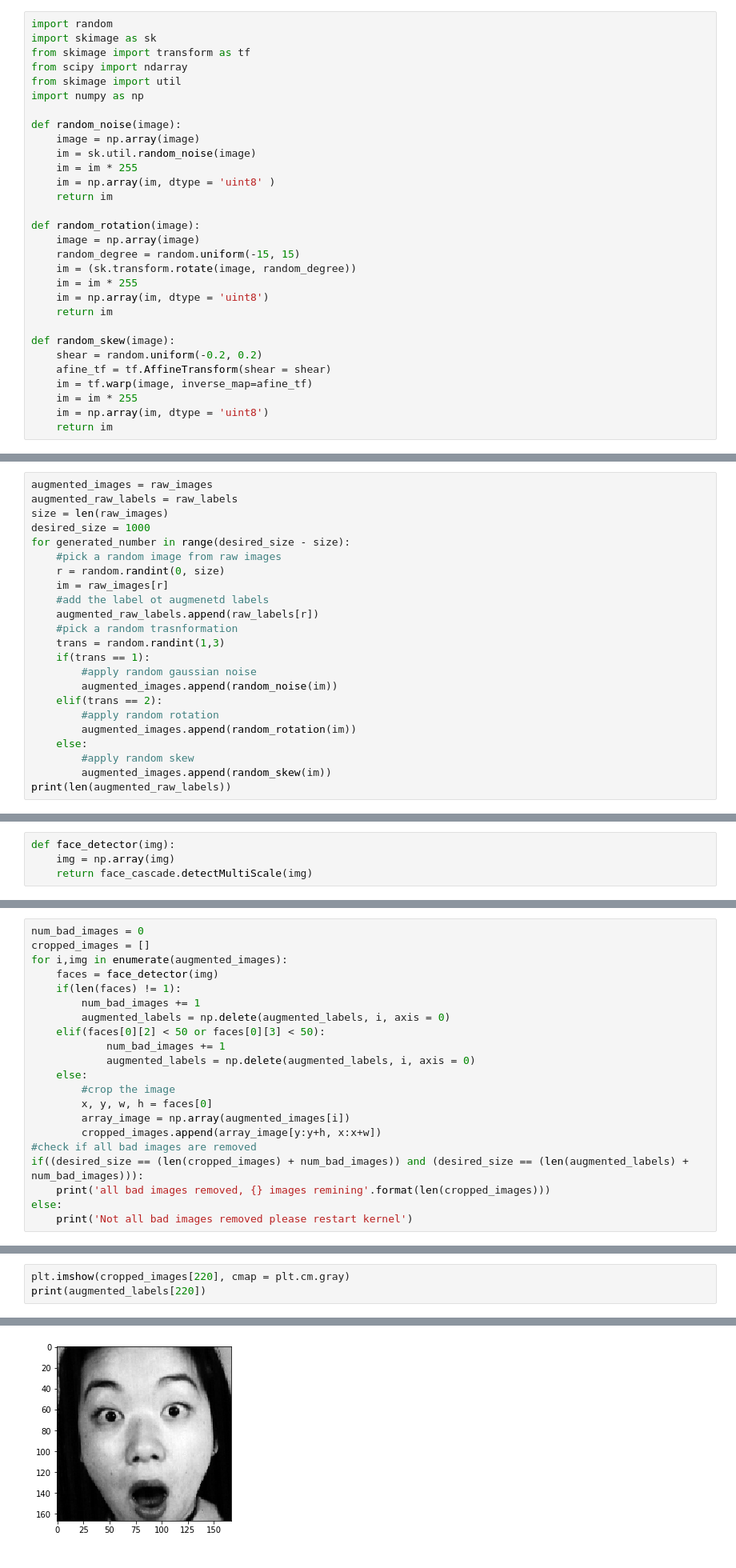
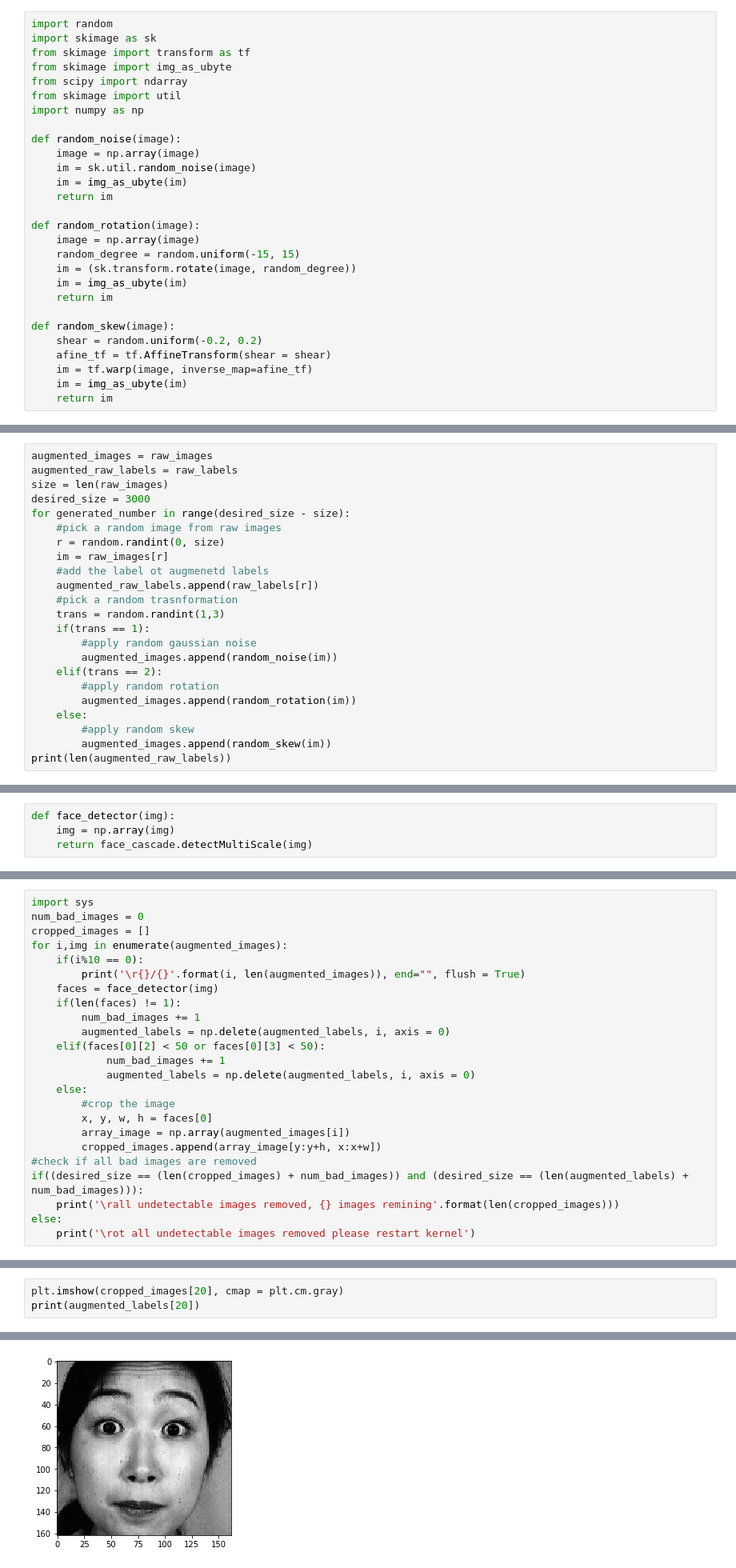
Before and after one commit to peterRaafat/machine-learning, a Jupyter notebook: Udacity- Machine learning nanodegree/Facial expressions/Project/facial expressions.ipynb, the cells around one changed output, grey strips where cells are left out. Shown at 80% size. Drawn from its saved outputs; the diff is of its cells as text.

```diff
--- a/Udacity- Machine learning nanodegree/Facial expressions/Project/facial expressions.ipynb
+++ b/Udacity- Machine learning nanodegree/Facial expressions/Project/facial expressions.ipynb
@@ -38,6 +38,7 @@ Add random gaussian noise, random rotation and random skewness to the images. Tr
 import random
 import skimage as sk
 from skimage import transform as tf
+from skimage import img_as_ubyte
 from scipy import ndarray
 from skimage import util
 import numpy as np
@@ -45,24 +46,21 @@ import numpy as np
 def random_noise(image):
     image = np.array(image)
     im = sk.util.random_noise(image)
-    im = im * 255
-    im = np.array(im, dtype = 'uint8' )
+    im = img_as_ubyte(im)
     return im
 
 def random_rotation(image):
     image = np.array(image)
     random_degree = random.uniform(-15, 15)
     im = (sk.transform.rotate(image, random_degree))
-    im = im * 255
-    im = np.array(im, dtype = 'uint8')
+    im = img_as_ubyte(im)
     return im
 
 def random_skew(image):
     shear = random.uniform(-0.2, 0.2)
     afine_tf = tf.AffineTransform(shear = shear)
     im = tf.warp(image, inverse_map=afine_tf)
-    im = im * 255
-    im = np.array(im, dtype = 'uint8')
+    im = img_as_ubyte(im)
     return im
 # %%
 plt.figure(1, figsize=(15, 15))
@@ -81,7 +79,7 @@ Apply the transformation functions to the dataset to obtain a dataset of 1000 im
 augmented_images = raw_images
 augmented_raw_labels = raw_labels
 size = len(raw_images)
-desired_size = 1000
+desired_size = 3000
 for generated_number in range(desired_size - size):
     #pick a random image from raw images
     r = random.randint(0, size)
@@ -170,9 +169,12 @@ def face_detector(img):
 ### Cropping
 before cropping we want to remove images that have zero detected faces or more than one detected face. also remove images that have too small detected faces (some images have detected faces that are not actually faces and are too small regions)
 # %%
+import sys
 num_bad_images = 0
 cropped_images = []
 for i,img in enumerate(augmented_images):
+    if(i%10 == 0):
+        print('\r{}/{}'.format(i, len(augmented_images)), end="", flush = True)
     faces = face_detector(img)
     if(len(faces) != 1):
         num_bad_images += 1
@@ -187,7 +189,7 @@ for i,img in enumerate(augmented_images):
         cropped_images.append(array_image[y:y+h, x:x+w])
 #check if all bad images are removed
 if((desired_size == (len(cropped_images) + num_bad_images)) and (desired_size == (len(augmented_labels) + num_bad_images))):
-    print('all bad images removed, {} images remining'.format(len(cropped_images)))
+    print('\rall undetectable images removed, {} images remining'.format(len(cropped_images)))
 else:
-    print('Not all bad images removed please restart kernel')
+    print('\rot all undetectable images removed please restart kernel')
 # %% [output]
@@ -195,9 +197,9 @@ all bad images removed, 997 images remining
 # %%
-plt.imshow(cropped_images[220], cmap = plt.cm.gray)
-print(augmented_labels[220])
+plt.imshow(cropped_images[20], cmap = plt.cm.gray)
+print(augmented_labels[20])
 # %% [output]
 [0. 0. 0. 1. 0. 0. 0.]
-[figure, old version]
+[figure, new version]
 # %%
 #resize all images to largest cropped image size
 from PIL import Image
```
Also changed, not shown: parts of 13 cells of this notebook.
